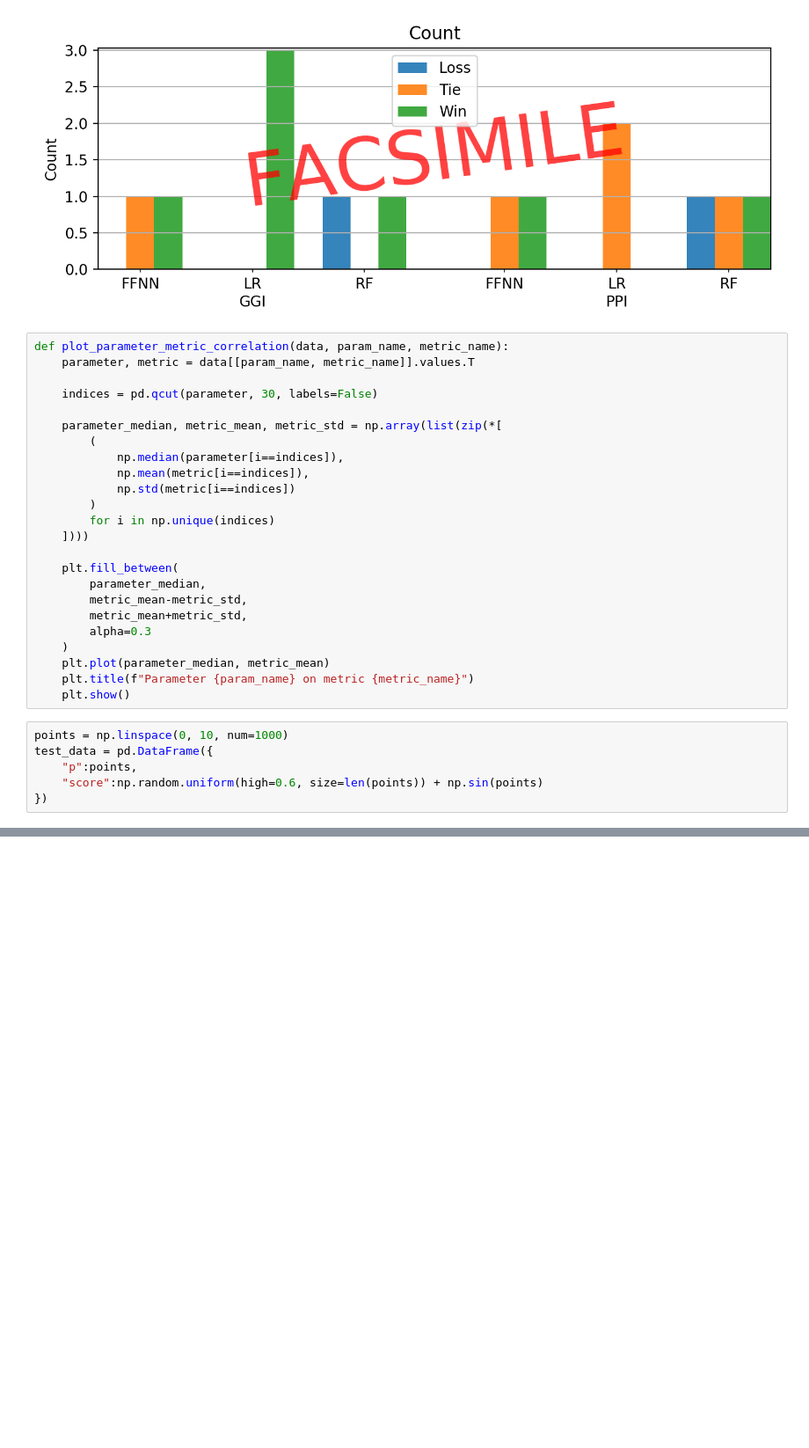
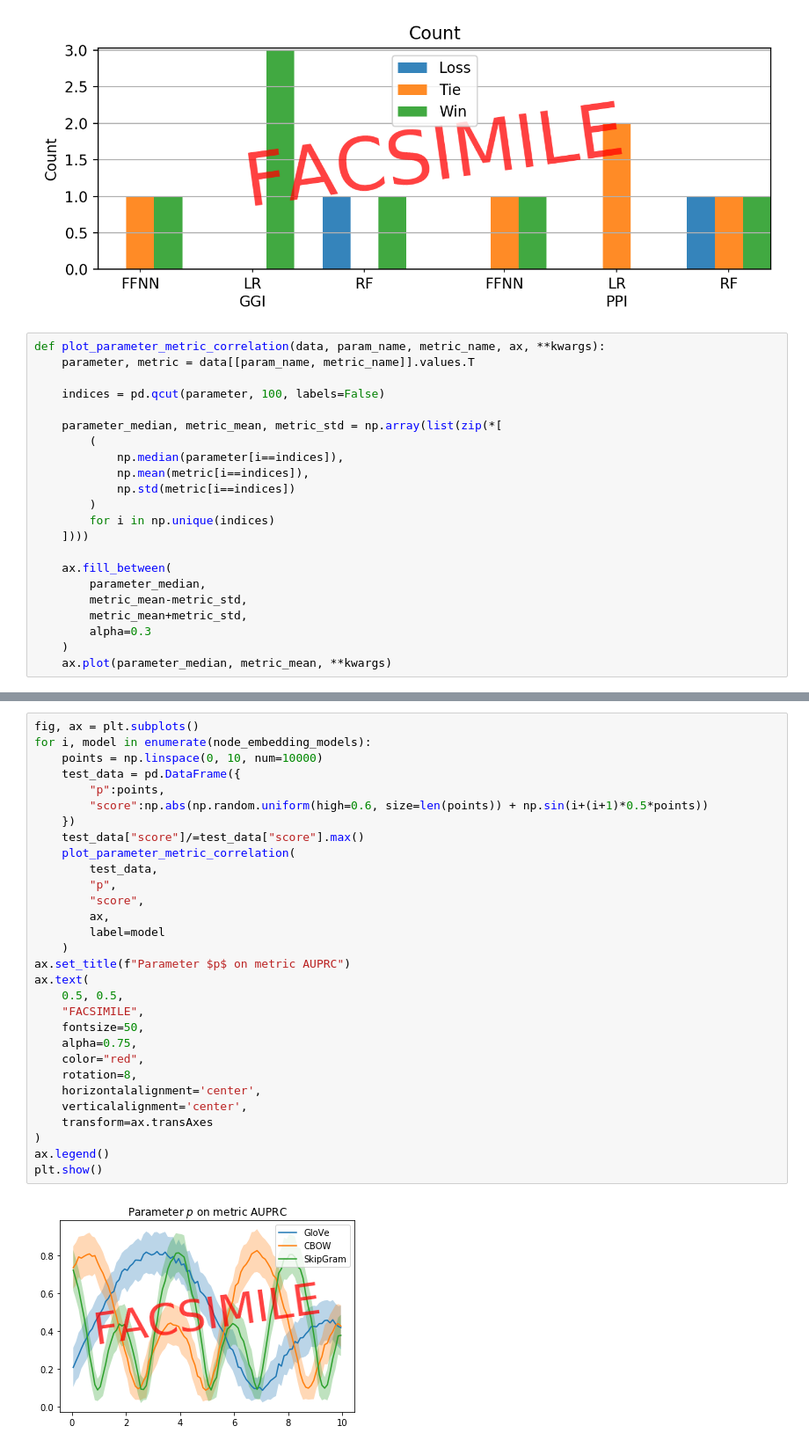
Before and after one commit to realmarcin/embiggen_experiments, a Jupyter notebook: Placeholder Barplots.ipynb, the cells around one changed output, grey strips where cells are left out. Shown at 88% size. Drawn from its saved outputs; the diff is of its cells as text; blank space fills up the shorter version.

Commit message:
Updated visualization

```diff
--- a/Placeholder Barplots.ipynb
+++ b/Placeholder Barplots.ipynb
@@ -456,10 +456,10 @@ figures, axes = barplots(
 # %% [output]
 [figure]
 # %%
-def plot_parameter_metric_correlation(data, param_name, metric_name):
+def plot_parameter_metric_correlation(data, param_name, metric_name, ax, **kwargs):
     parameter, metric = data[[param_name, metric_name]].values.T
 
-    indices = pd.qcut(parameter, 30, labels=False)
+    indices = pd.qcut(parameter, 100, labels=False)
 
     parameter_median, metric_mean, metric_std = np.array(list(zip(*[
         (
@@ -470,18 +470,10 @@ def plot_parameter_metric_correlation(data, param_name, metric_name):
         for i in np.unique(indices)
     ])))
 
-    plt.fill_between(
+    ax.fill_between(
         parameter_median,
         metric_mean-metric_std,
         metric_mean+metric_std,
         alpha=0.3
     )
-    plt.plot(parameter_median, metric_mean)
-    plt.title(f"Parameter {param_name} on metric {metric_name}")
-    plt.show()
+    ax.plot(parameter_median, metric_mean, **kwargs)
-# %%
-points = np.linspace(0, 10, num=1000)
-test_data = pd.DataFrame({
-    "p":points,
-    "score":np.random.uniform(high=0.6, size=len(points)) + np.sin(points)
-})
@@ -495,0 +480,32 @@ plot_parameter_metric_correlation(
+# %%
+fig, ax = plt.subplots()
+for i, model in enumerate(node_embedding_models):
+    points = np.linspace(0, 10, num=10000)
+    test_data = pd.DataFrame({
+        "p":points,
+        "score":np.abs(np.random.uniform(high=0.6, size=len(points)) + np.sin(i+(i+1)*0.5*points))
+    })
+    test_data["score"]/=test_data["score"].max()
+    plot_parameter_metric_correlation(
+        test_data,
+        "p",
+        "score",
+        ax,
+        label=model
+    )
+ax.set_title(f"Parameter $p$ on metric AUPRC")
+ax.text(
+    0.5, 0.5,
+    "FACSIMILE",
+    fontsize=50,
+    alpha=0.75,
+    color="red",
+    rotation=8,
+    horizontalalignment='center',
+    verticalalignment='center',
+    transform=ax.transAxes
+)
+ax.legend()
+plt.show()
+# %% [output]
+[figure, added]
```
Also changed, not shown: parts of 1 cell of this notebook.
